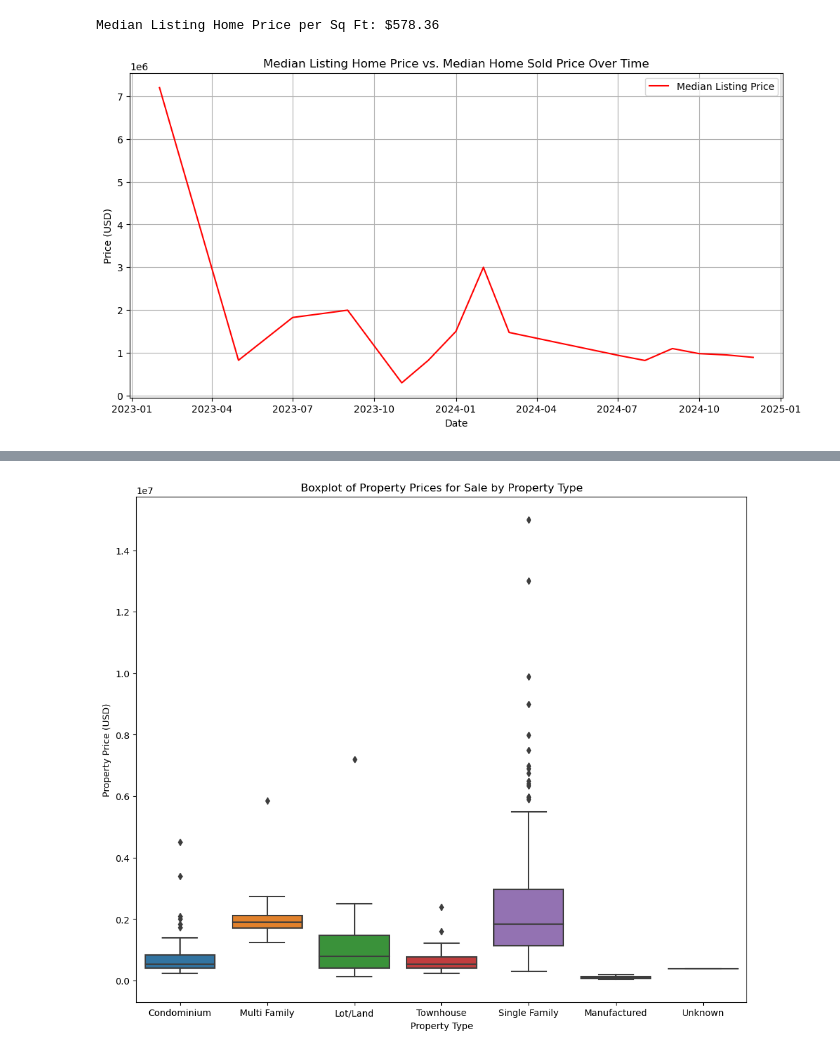
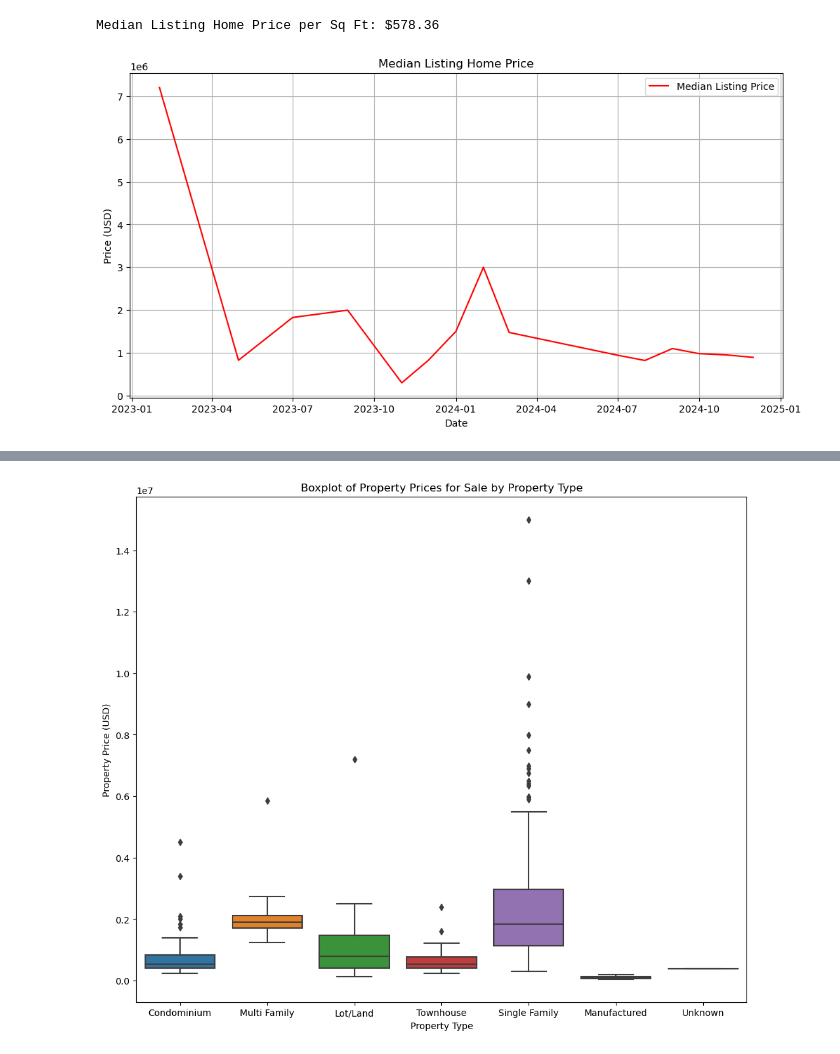
Before and after one commit to SUPERINTIALD/CSCI_4502_5502_Data_Mining_Final_Project, a Jupyter notebook: Market-Analysis.ipynb, the cells around one changed output, grey strips where cells are left out. Cells and saved outputs as stored; diff of their text form; code cells hidden in the pictures.

Commit message:
update graphs

```diff
--- a/Market-Analysis.ipynb
+++ b/Market-Analysis.ipynb
@@ -410,27 +409,27 @@ Median Listing Home Price per Sq Ft: $578.36
 # %%
 import matplotlib.pyplot as plt
 
 # Convert the 'Sold date (MM/DD/YYYY)' column to datetime
 soldDF['Sold date (MM/DD/YYYY)'] = pd.to_datetime(soldDF['Sold date (MM/DD/YYYY)'])
 
 # Group by the sold date and calculate the median sold price
 median_sold_price_overtime = soldDF.groupby(soldDF['Sold date (MM/DD/YYYY)'].dt.to_period('M'))['Property price (USD)'].median()
 
 # Convert the 'Date listed (MM/DD/YYYY)' column to datetime
 forSaleDF['Date listed (MM/DD/YYYY)'] = pd.to_datetime(forSaleDF['Date listed (MM/DD/YYYY)'])
 
 # Group by the listed date and calculate the median listing price
 median_listing_price_overtime = forSaleDF.groupby(forSaleDF['Date listed (MM/DD/YYYY)'].dt.to_period('M'))['Property price (USD)'].median()
 
 # Plot the data
 plt.figure(figsize=(12, 6))
 # plt.plot(median_sold_price_overtime.index.to_timestamp(), median_sold_price_overtime.values, label='Median Sold Price')
 plt.plot(median_listing_price_overtime.index.to_timestamp(), median_listing_price_overtime.values, label='Median Listing Price', color='red')
 plt.xlabel('Date')
 plt.ylabel('Price (USD)')
-plt.title('Median Listing Home Price vs. Median Home Sold Price Over Time')
+plt.title('Median Listing Home Price')
 plt.legend()
 plt.grid(True)
 plt.show()
 # %% [output]
-[figure, old version]
+[figure, new version]
```
Also changed, not shown: parts of 3 cells of this notebook, 3 other files.
